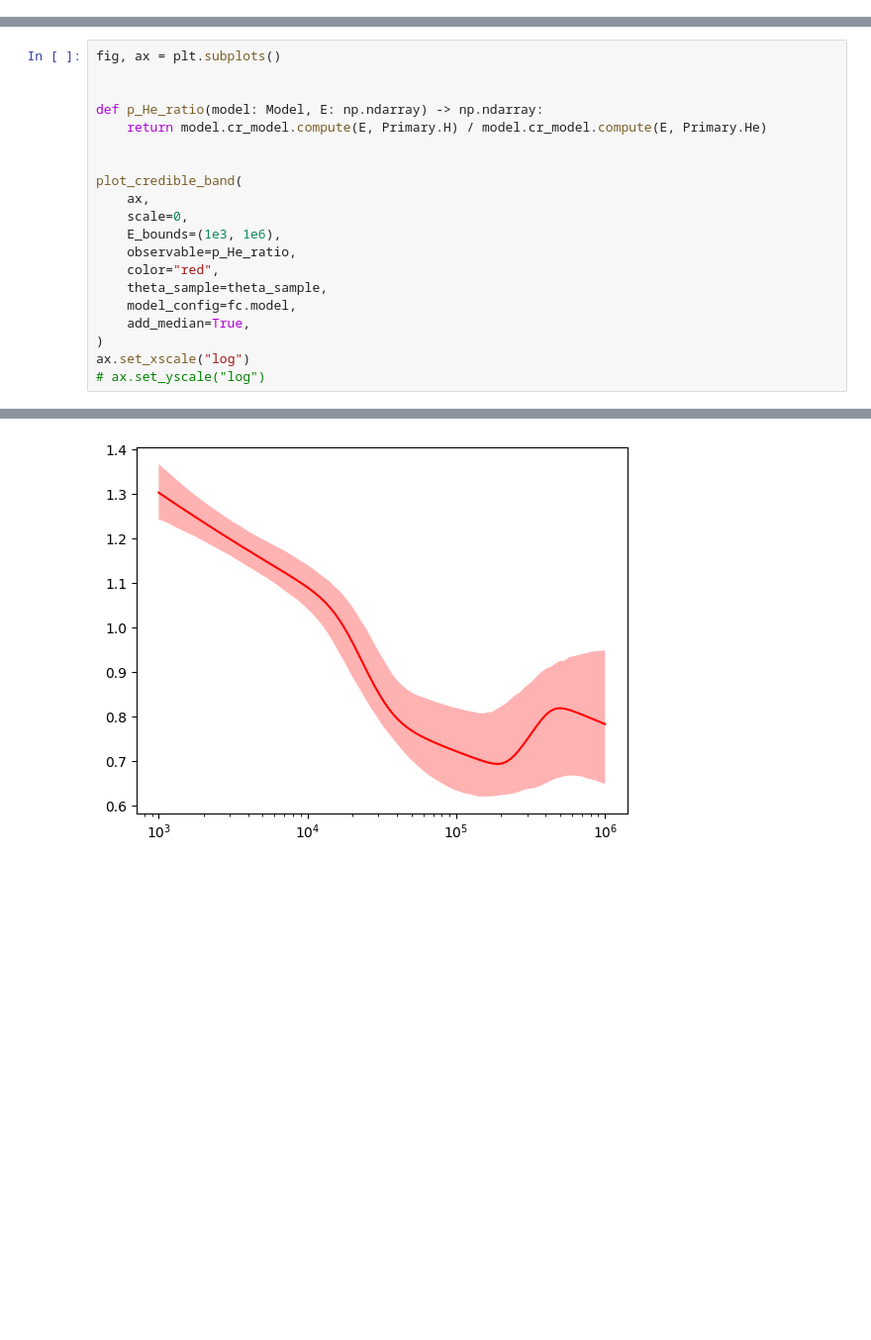
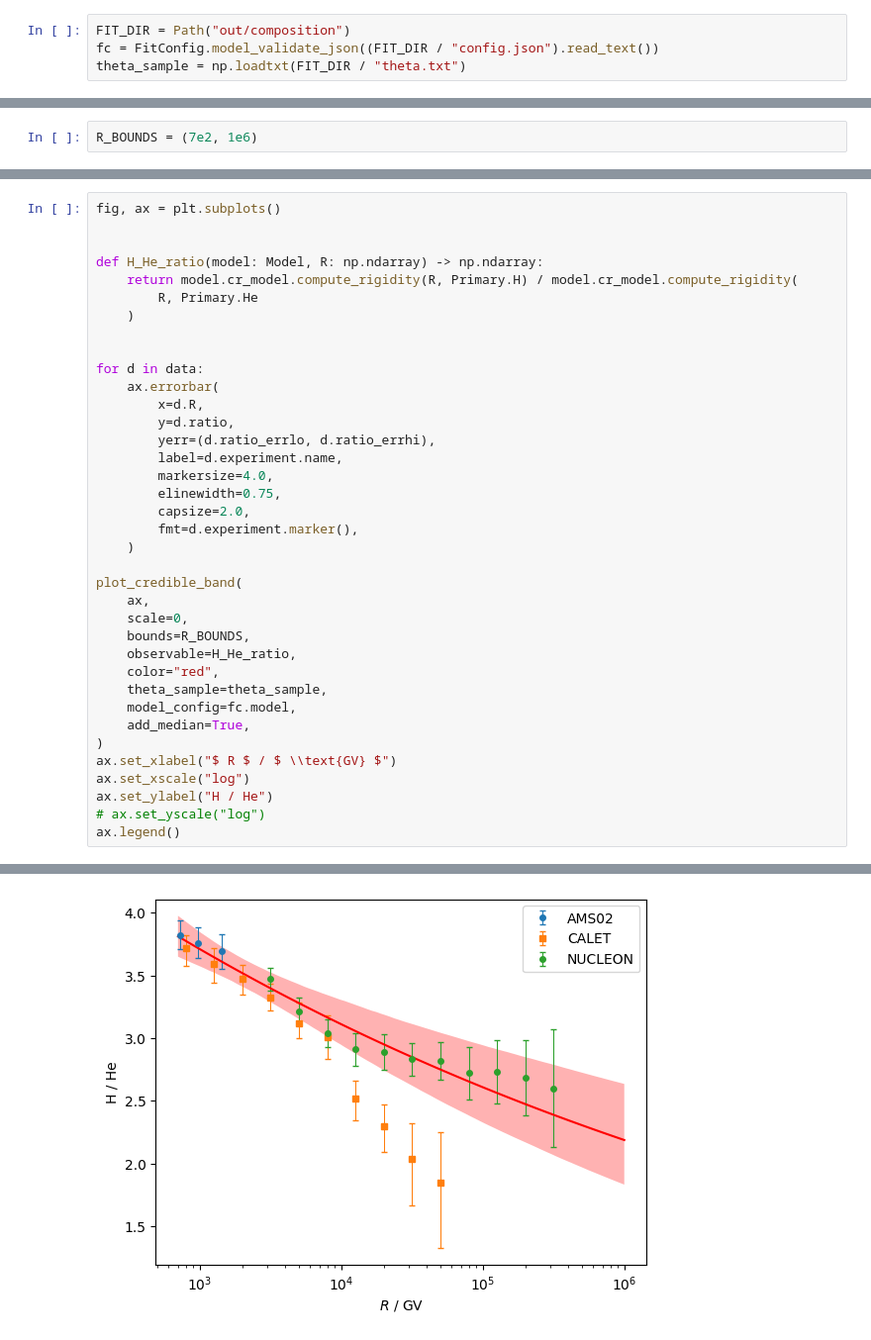
Before and after one commit to nj-vs-vh/EVA, a Jupyter notebook: experiments.ipynb, the cells around one changed output, grey strips where cells are left out. Shown at 99% size. Cells and saved outputs as stored; diff of their text form; blank space fills up the shorter version.

```diff
--- a/experiments.ipynb
+++ b/experiments.ipynb
@@ -36,0 +31,4 @@ model_sample = [Model.unpack(theta, layout_info=fc.model) for theta in theta_sam
+# %%
+FIT_DIR = Path("out/composition")
+fc = FitConfig.model_validate_json((FIT_DIR / "config.json").read_text())
+theta_sample = np.loadtxt(FIT_DIR / "theta.txt")
@@ -36,0 +37,2 @@ model_sample = [Model.unpack(theta, layout_info=fc.model) for theta in theta_sam
+# %%
+R_BOUNDS = (7e2, 1e6)
@@ -38,20 +80,37 @@ model_sample = [Model.unpack(theta, layout_info=fc.model) for theta in theta_sam
 fig, ax = plt.subplots()
 
 
-def p_He_ratio(model: Model, E: np.ndarray) -> np.ndarray:
-    return model.cr_model.compute(E, Primary.H) / model.cr_model.compute(E, Primary.He)
+def H_He_ratio(model: Model, R: np.ndarray) -> np.ndarray:
+    return model.cr_model.compute_rigidity(R, Primary.H) / model.cr_model.compute_rigidity(
+        R, Primary.He
+    )
 
+
+for d in data:
+    ax.errorbar(
+        x=d.R,
+        y=d.ratio,
+        yerr=(d.ratio_errlo, d.ratio_errhi),
+        label=d.experiment.name,
+        markersize=4.0,
+        elinewidth=0.75,
+        capsize=2.0,
+        fmt=d.experiment.marker(),
+    )
 
 plot_credible_band(
     ax,
     scale=0,
-    E_bounds=(1e3, 1e6),
-    observable=p_He_ratio,
+    bounds=R_BOUNDS,
+    observable=H_He_ratio,
     color="red",
     theta_sample=theta_sample,
     model_config=fc.model,
     add_median=True,
 )
+ax.set_xlabel("$ R $ / $ \\text{GV} $")
 ax.set_xscale("log")
+ax.set_ylabel("H / He")
 # ax.set_yscale("log")
+ax.legend()
 # %% [output]
@@ -58 +118 @@ ax.set_xscale("log")
-[figure, old version]
+[figure, new version]
```
Also changed, not shown: parts of 6 cells of this notebook, 6 other files.
